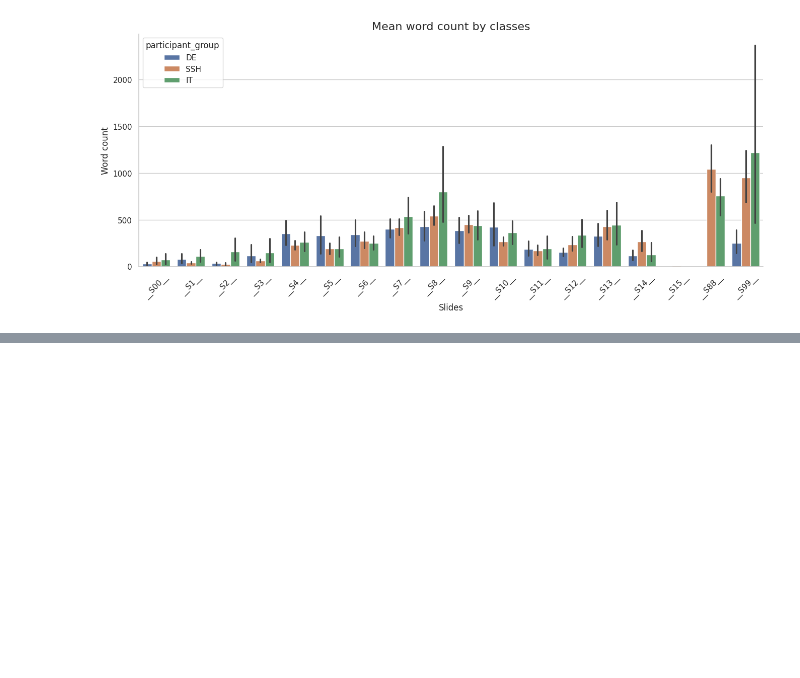
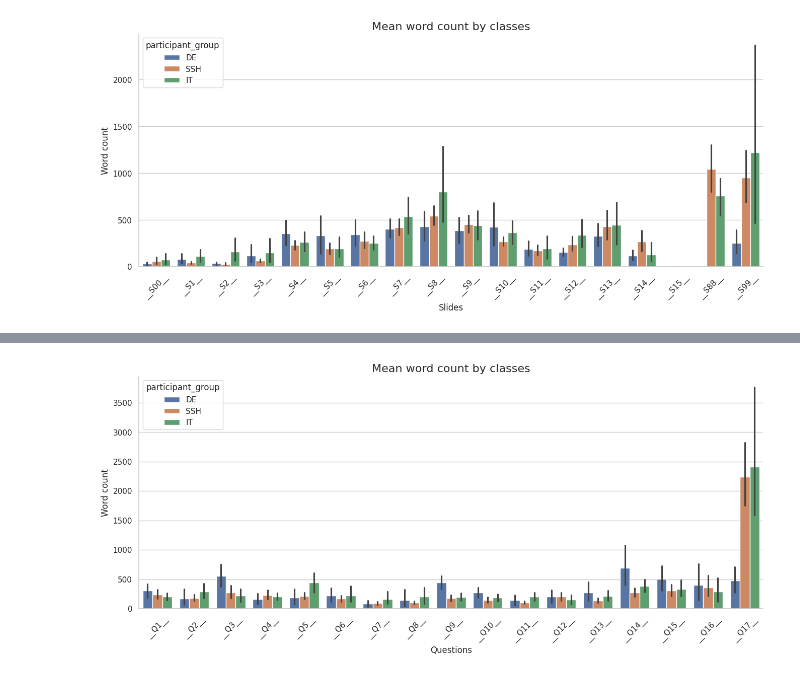
Before and after one commit to LukashWalancik/xaifungi-analysis, a Jupyter notebook: analysis.ipynb, the cells around one changed output, grey strips where cells are left out. Cells and saved outputs as stored; diff of their text form; code cells hidden in the pictures; blank space fills up the shorter version.

Commit message:
create questions analysis segment

```diff
--- a/analysis.ipynb
+++ b/analysis.ipynb
@@ -318,0 +333,31 @@ plt.show()
+# %%
+all_dataframes = []
+for transcript_path in transcripts_dir.glob('*.csv'):
+  t = Transcript(transcript_path)
+  analysis = t.analyze_questions()
+  all_dataframes.append(analysis)
+global_dataframe = pd.concat(all_dataframes, ignore_index=True)
+
+unique_questions = global_dataframe['question_id'].unique().tolist()
+sorted_questions = sorted(unique_questions, key = lambda x: int(x.strip('_Q')))
+# %%
+sns.set_theme(style="whitegrid")
+plt.figure(figsize=(16, 6))
+sns.barplot(
+    data=global_dataframe,
+    x='question_id',
+    y='words_count',
+    hue='participant_group',
+    order=sorted_questions,
+)
+
+plt.xticks(rotation=45)
+plt.title('Mean word count by classes', fontsize=16)
+plt.xlabel('Questions', fontsize=12)
+plt.ylabel('Word count', fontsize=12)
+
+sns.despine()
+
+plt.show()
+# %% [output]
+[figure, added]
```
Also changed, not shown: parts of 3 cells of this notebook.
